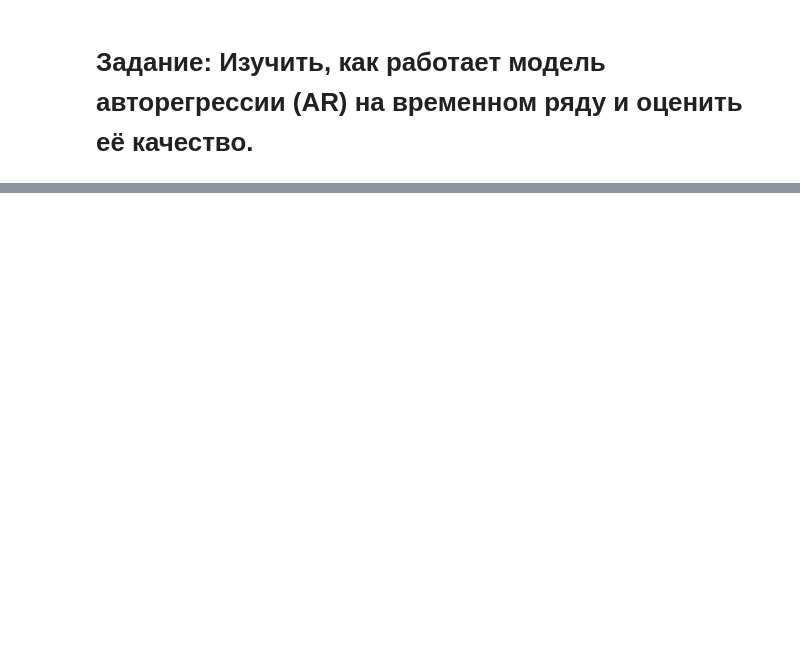
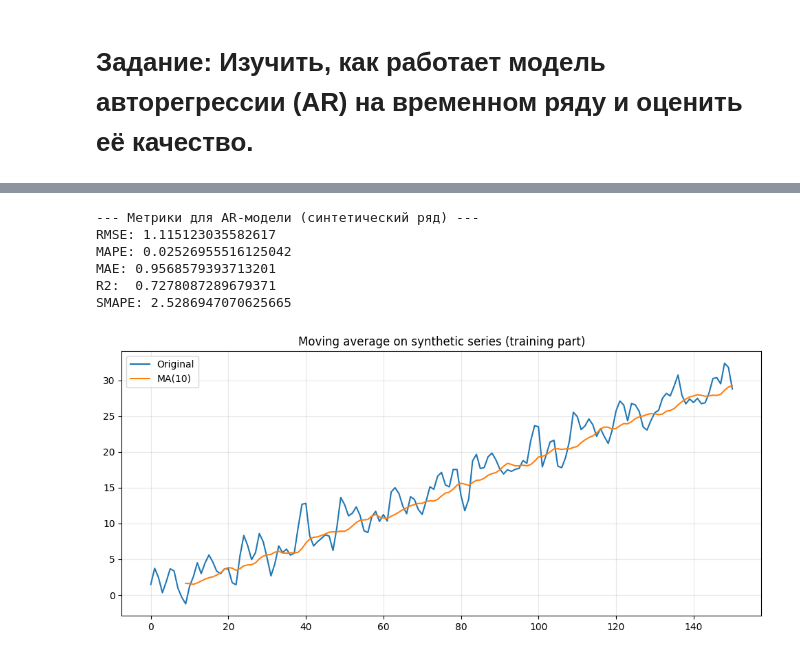
Before and after one commit to Thothmes/TimeSeriesLabs, a Jupyter notebook: practice3.ipynb, the cells around one changed output, grey strips where cells are left out. Drawn from its saved outputs; the diff is of its cells as text; code cells hidden in the pictures; blank space fills up the shorter version.

```diff
--- a/practice3.ipynb
+++ b/practice3.ipynb
@@ -686,0 +703,27 @@ print(metrics_val)
+# %%
+# Оценка качества на тестовой выборке
+print("\n--- Метрики для AR-модели (синтетический ряд) ---")
+print("RMSE:", np.sqrt(mean_squared_error(forecast_df['x'], pred_forecast)))
+print("MAPE:", mean_absolute_percentage_error(forecast_df['x'], pred_forecast))
+print("MAE:", mean_absolute_error(forecast_df['x'], pred_forecast))
+print("R2: ", r2_score(forecast_df['x'], pred_forecast))
+print("SMAPE:", smape(forecast_df['x'], pred_forecast))
+
+# Дополнительно: сравнение с простой скользящей средней (MA)
+window = 10
+rolling_mean = train_df['x'].rolling(window).mean()
+plt.figure(figsize=(12, 5))
+plt.plot(train_df['t'], train_df['x'], label='Original')
+plt.plot(train_df['t'], rolling_mean, label=f'MA({window})')
+plt.title('Moving average on synthetic series (training part)')
+plt.legend()
+plt.grid(alpha=0.3)
+plt.show()
+# %% [output]
+--- Метрики для AR-модели (синтетический ряд) ---
+RMSE: 1.115123035582617
+MAPE: 0.02526955516125042
+MAE: 0.9568579393713201
+R2:  0.7278087289679371
+SMAPE: 2.5286947070625665
+[figure, added]
```
Also changed, not shown: parts of 19 cells of this notebook.
